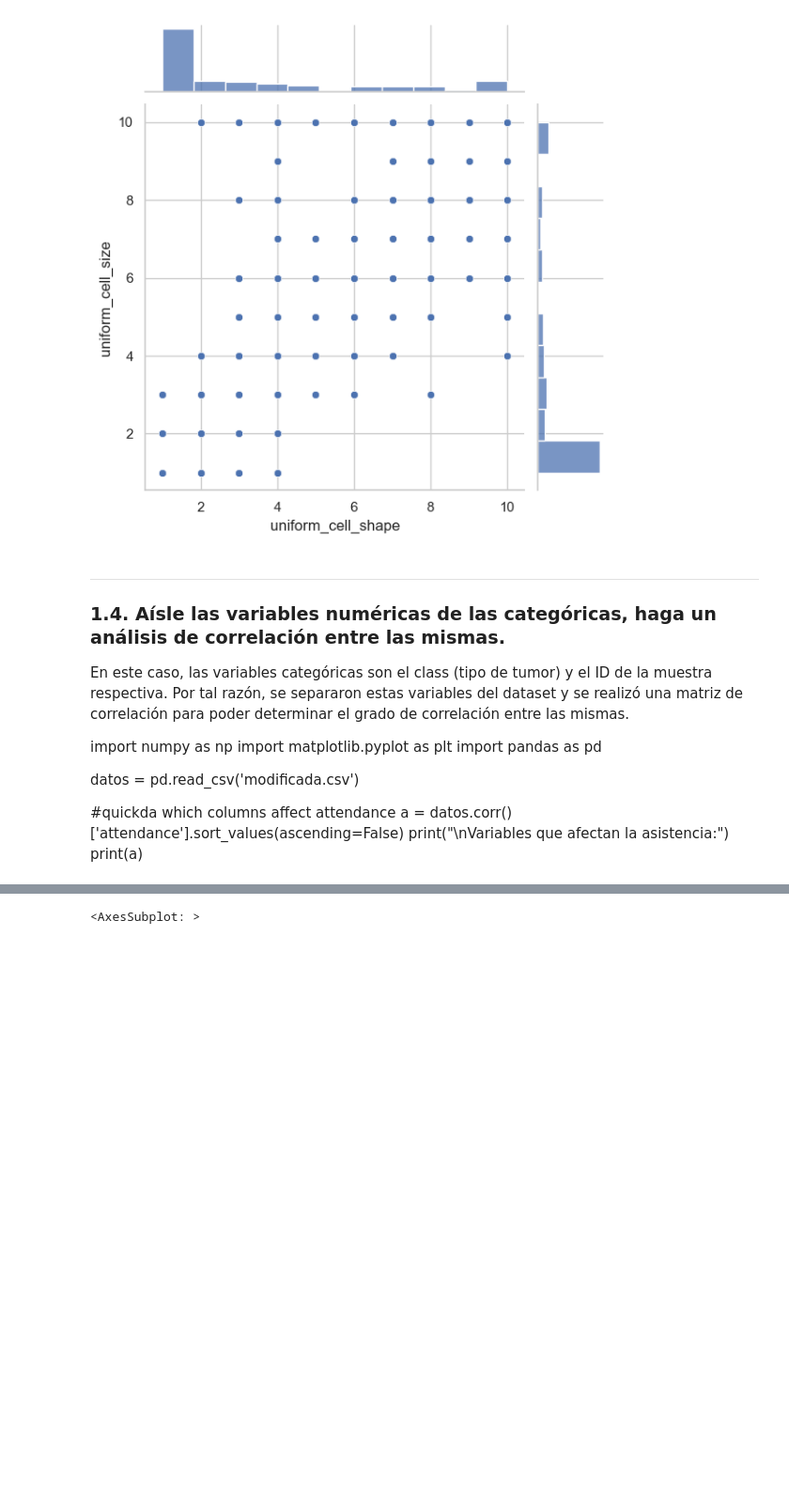
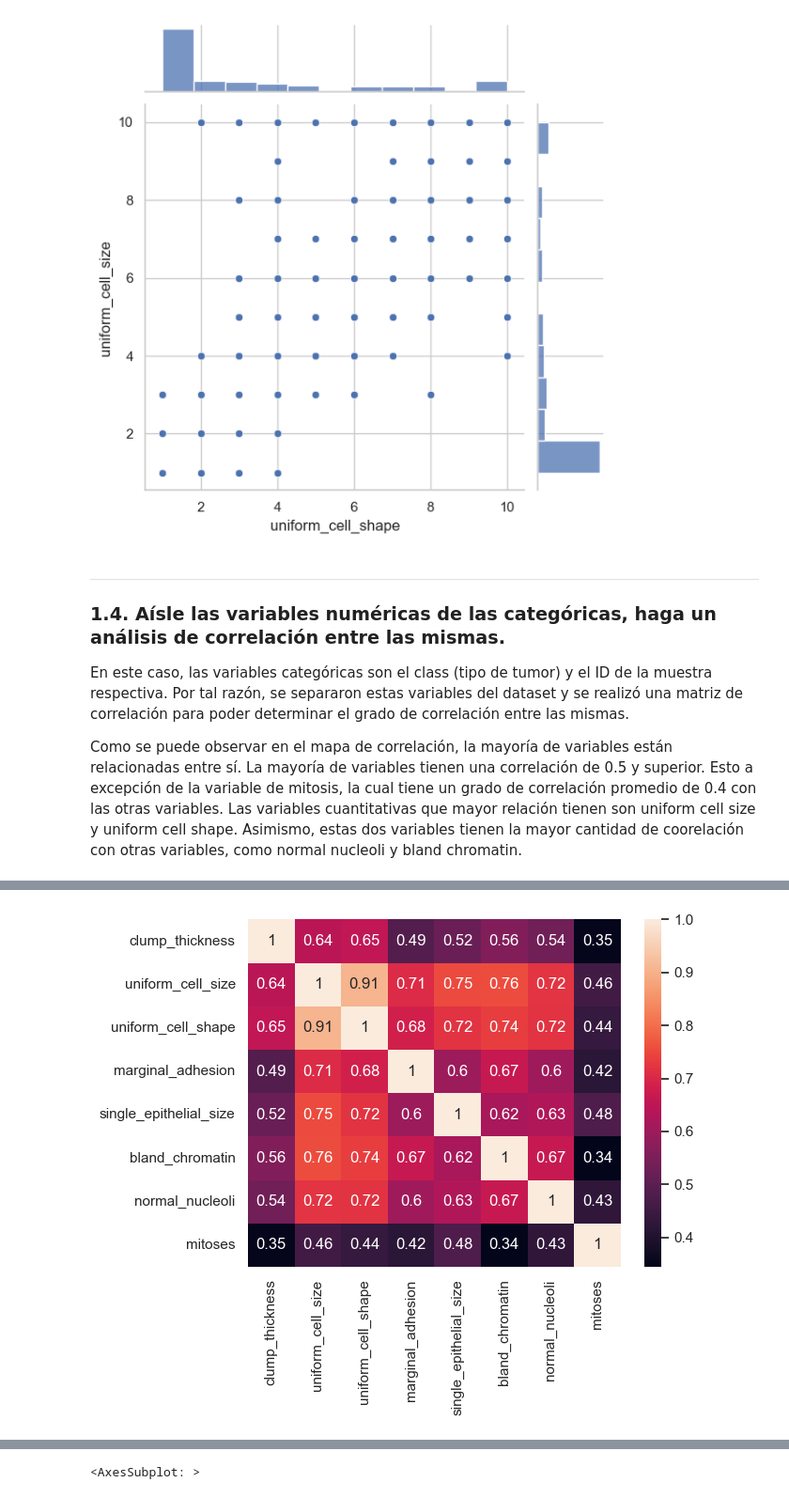
Before and after one commit to 20Candy/Lab2Mineria, a Jupyter notebook: hdt2.ipynb, the cells around one changed output, grey strips where cells are left out. Shown at 94% size. Drawn from its saved outputs; the diff is of its cells as text; code cells hidden in the pictures; blank space fills up the shorter version.

```diff
--- a/hdt2.ipynb
+++ b/hdt2.ipynb
@@ -286,13 +286,12 @@ __________
 ### 1.4. Aísle las variables numéricas de las categóricas, haga un análisis de correlación entre las mismas.
 En este caso, las variables categóricas son el class (tipo de tumor) y el ID de la muestra respectiva. Por tal razón, se separaron estas variables del dataset y se realizó una matriz de correlación para poder determinar el grado de correlación entre las mismas.
 
-import numpy as np
-import matplotlib.pyplot as plt
-import pandas as pd
-
-datos = pd.read_csv('modificada.csv')
-
-#quickda which columns affect attendance
-a = datos.corr()['attendance'].sort_values(ascending=False)
-print("\nVariables que afectan la asistencia:")
-print(a)
+Como se puede observar en el mapa de correlación, la mayoría de variables están relacionadas entre sí. La mayoría de variables tienen una correlación de 0.5 y superior. Esto a excepción de la variable de mitosis, la cual tiene un grado de correlación promedio de 0.4 con las otras variables. Las variables cuantitativas que mayor relación tienen son uniform cell size y uniform cell shape. Asimismo, estas dos variables tienen la mayor cantidad de coorelación con otras variables, como normal nucleoli y bland chromatin.
+# %%
+# separar las variables numéricas y categóricas
+num_vars = datos[['clump_thickness', 'uniform_cell_size', 'uniform_cell_shape', 'marginal_adhesion', 'single_epithelial_size', 'bare_nuclei', 'bland_chromatin', 'normal_nucleoli', 'mitoses']]
+
+# matriz de correlación númericas
+sns.heatmap(num_vars.corr(), annot=True)
+plt.show()
+# %% [output]
@@ -298,0 +299 @@ print(a)
+[figure, added]
```
Also changed, not shown: parts of 15 cells of this notebook.
